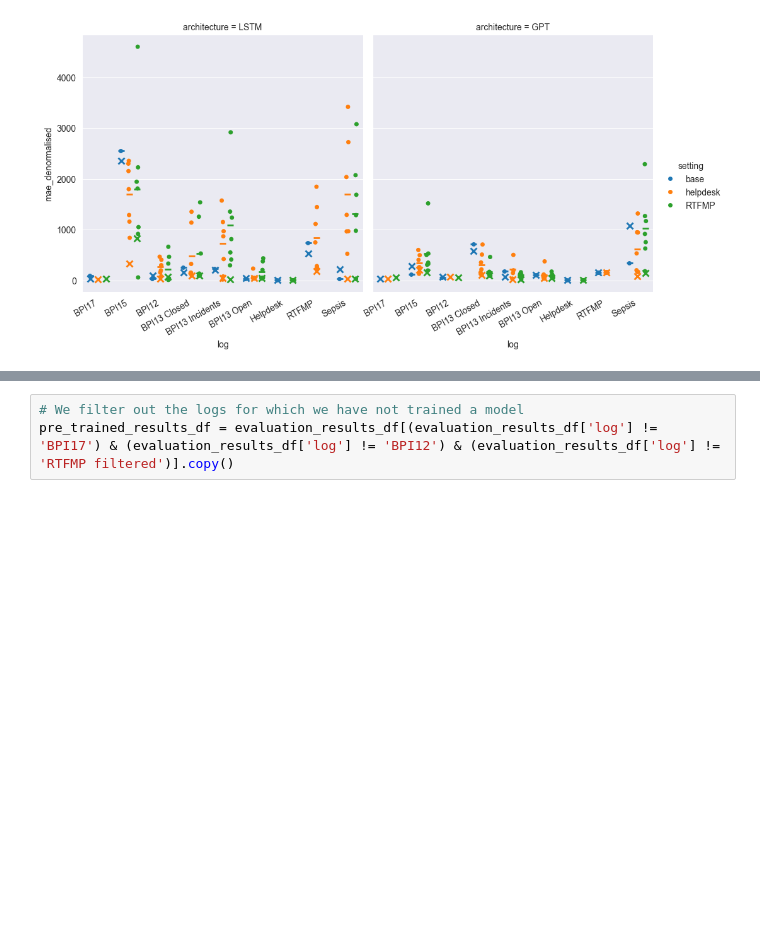
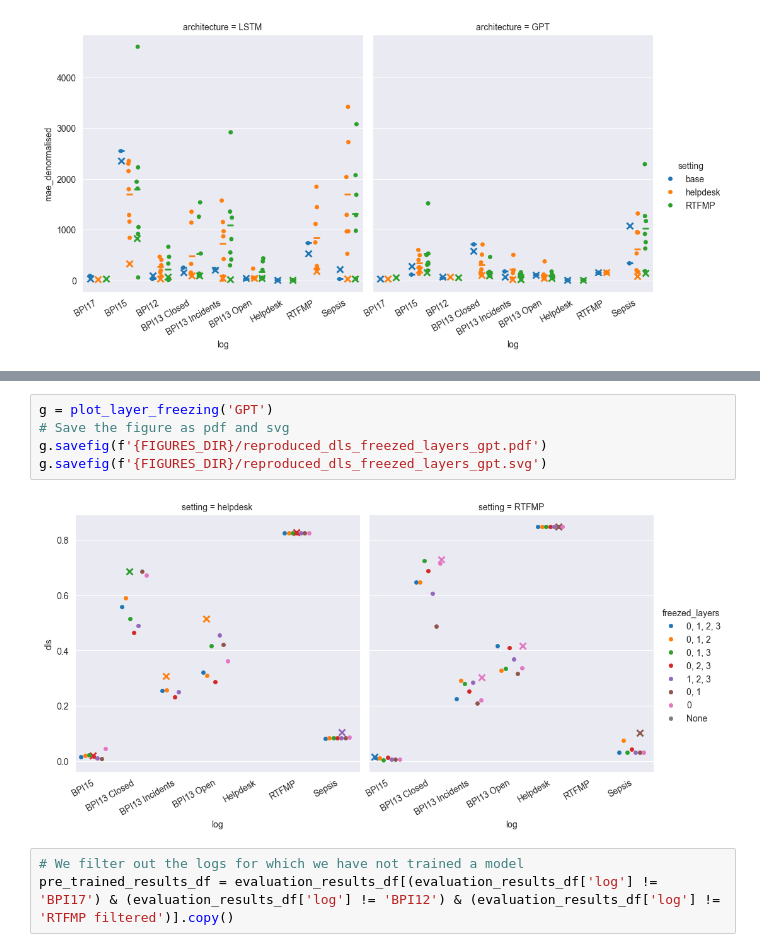
Before and after one commit to Hannoma/Transfer-Learning-for-Predictive-Process-Monitoring, a Jupyter notebook: investigating_results.ipynb, the cells around one changed output, grey strips where cells are left out. Saved outputs shown, nothing was run; the diff lists cells and outputs as text; blank space fills up the shorter version.

Commit message:
Also add the visualization for the GPT model

```diff
--- a/investigating_results.ipynb
+++ b/investigating_results.ipynb
@@ -455,3 +459,10 @@ g.savefig(f'{FIGURES_DIR}/reproduced_dls_freezed_layers.svg')
+# %%
+g = plot_layer_freezing('GPT')
+# Save the figure as pdf and svg
+g.savefig(f'{FIGURES_DIR}/reproduced_dls_freezed_layers_gpt.pdf')
+g.savefig(f'{FIGURES_DIR}/reproduced_dls_freezed_layers_gpt.svg')
+# %% [output]
+[figure, added]
 # %%
 # We filter out the logs for which we have not trained a model
 pre_trained_results_df = evaluation_results_df[(evaluation_results_df['log'] != 'BPI17') & (evaluation_results_df['log'] != 'BPI12') & (evaluation_results_df['log'] != 'RTFMP filtered')].copy()
```
Also changed, not shown: parts of 3 cells of this notebook, 5 other files.
